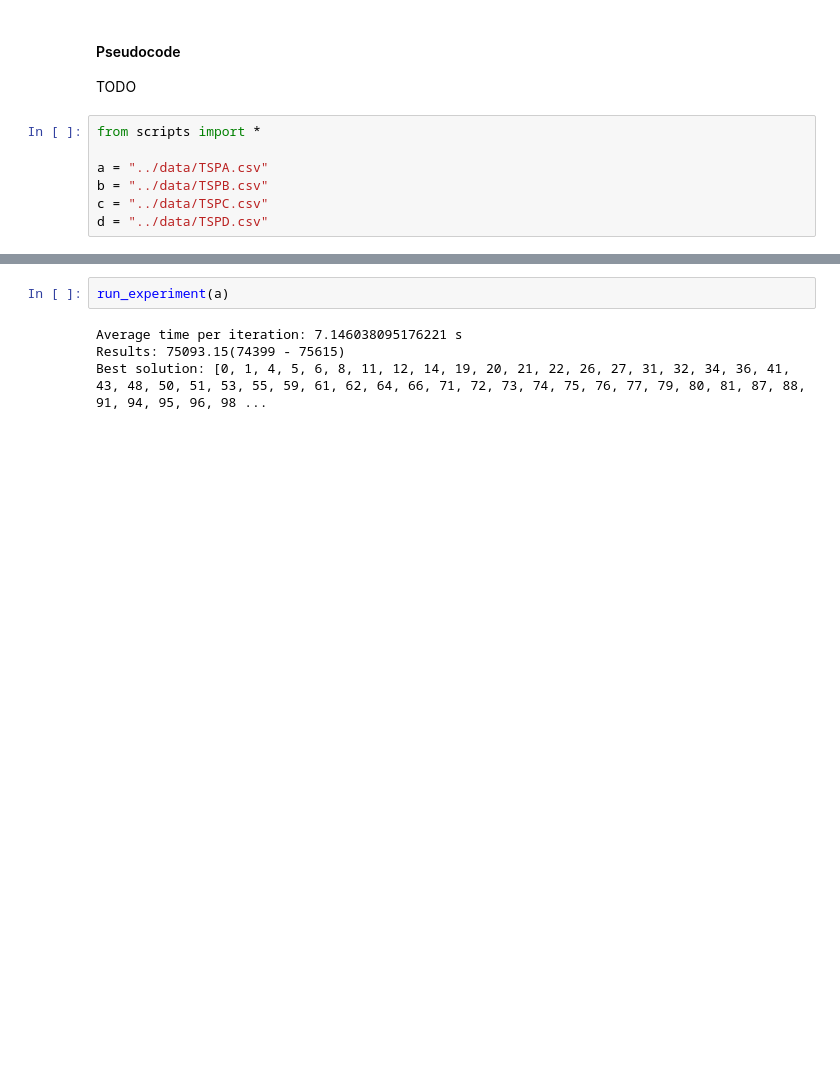
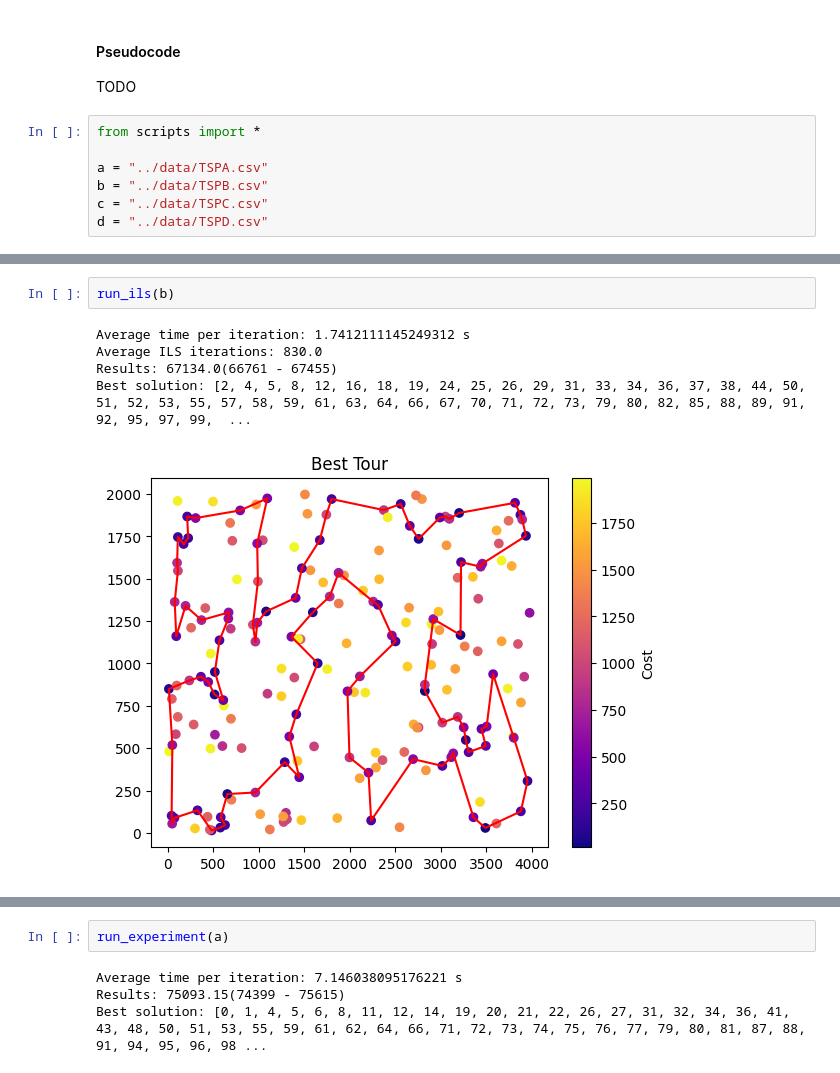
Before and after one commit to Oskshust/evo_comp, a Jupyter notebook: 6/raport.ipynb, the cells around one changed output, grey strips where cells are left out. Cells and saved outputs as stored; diff of their text form; blank space fills up the shorter version.

```diff
--- a/6/raport.ipynb
+++ b/6/raport.ipynb
@@ -32,0 +33,8 @@ Best solution: [0, 1, 4, 6, 8, 11, 14, 19, 20, 21, 22, 26, 27, 31, 32, 36, 41, 4
+# %%
+run_ils(b)
+# %% [output]
+Average time per iteration: 1.7412111145249312 s
+Average ILS iterations: 830.0
+Results: 67134.0(66761 - 67455)
+Best solution: [2, 4, 5, 8, 12, 16, 18, 19, 24, 25, 26, 29, 31, 33, 34, 36, 37, 38, 44, 50, 51, 52, 53, 55, 57, 58, 59, 61, 63, 64, 66, 67, 70, 71, 72, 73, 79, 80, 82, 85, 88, 89, 91, 92, 95, 97, 99,  ...
+[figure, added]
```
Also changed, not shown: parts of 3 cells of this notebook, 1 other file.
